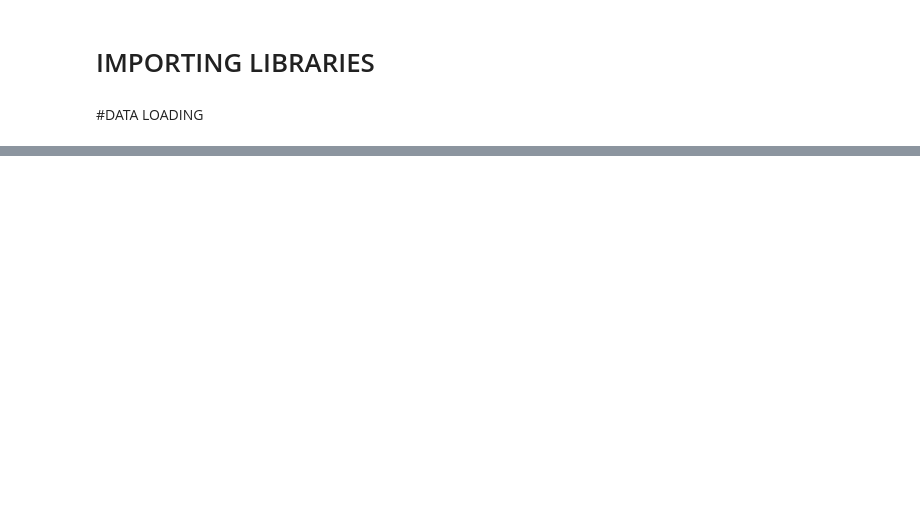
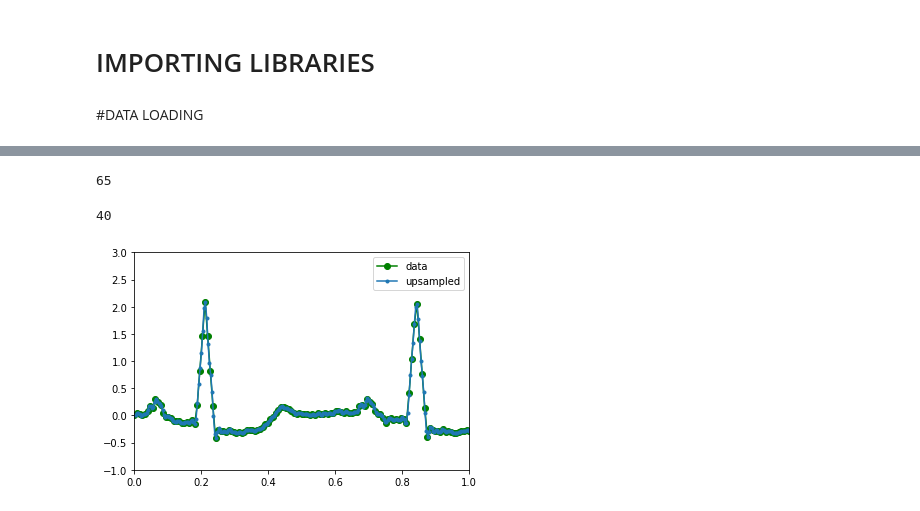
Before and after one commit to alice202122/AI_PROJECT, a Jupyter notebook: AI_Assignment.ipynb, the cells around one changed output, grey strips where cells are left out. Saved outputs shown, nothing was run; the diff lists cells and outputs as text; code cells hidden in the pictures; blank space fills up the shorter version.

```diff
--- a/AI_Assignment.ipynb
+++ b/AI_Assignment.ipynb
@@ -57,13 +44,15 @@ input_directory = '/content/drive/MyDrive/AI_in_medicine/final_project'
+# %%
+input_directory = '/gdrive/MyDrive/AI/project/'
 # %%
-patients = []
+headers = []
 recordings = []
 for f in os.listdir(input_directory):
-  g = ntpath.basename(f) #it takes the name of the file inside the dataset
-  g = os.path.splitext(g)[0] #it removes the extension of the file (.mat)
-  if g.startswith('S') and g[-1].isdigit(): #it takes the name of the file starting from S ad ending in a number(ecg info)
-    patients.append(g) #it adds all these file in the list header
-    mat_file = g + '.mat' #it adds the .mat extension
-    x = loadmat(mat_file) #we access to the ecg recording
+  g = ntpath.basename(f)
+  g = os.path.splitext(g)[0]
+  if g.startswith('S') and g[-1].isdigit():
+    headers.append(g)
+    mat_file = g + '.mat'
+    x = loadmat(mat_file)
     recording = np.asarray(x['ecg'], dtype=np.float64)
     recordings.append(recording)
-num_files = len(patients)
+num_files = len(headers)
@@ -88,8 +81,8 @@ for f in os.listdir(input_directory):
     ann = np.asarray(x['labels'])
     anns.append(ann)
 # %%
-info = []
-all_patients =[]
+T = []
+row = []
 for i in range(num_files):
-  info = [ patients[i], recordings[i], rpks[i], anns[i]]
-  all_patients.append(info)
+  row = [ headers[i], recordings[i], rpks[i], anns[i] ]
+  T.append(row)
@@ -139,0 +150,8 @@ plt.show()
+# %%
+len(recordings_128)
+# %% [output]
+65
+# %%
+len(recordings_250)
+# %% [output]
+40
@@ -139,0 +163,21 @@ plt.show()
+# %%
+from scipy import signal
+import matplotlib.pyplot as plt
+ecgI_old = T[0][1][:,0]
+fs_128 = 128
+deltafs_128 = 1/fs_128
+time_128 = int(deltafs_128*len(ecgI_old))
+samples_128 = time_128*fs_128
+fs_250 = 250
+deltafs_250 = 1/fs_250
+samples_250 = time_128*fs_250
+xold = np.linspace(0, time_128, samples_128, endpoint=False) #128 Hz
+yold = ecgI_old
+xnew = np.linspace(0, time_128, samples_250, endpoint=False) #250 Hz
+ynew = signal.resample(yold, samples_250)
+plt.plot(xold, yold, 'go-', xnew, ynew, '.-', 10, yold[0], 'ro')
+plt.axis([0, 1, -1, 3])
+plt.legend(['data', 'upsampled'], loc='best')
+plt.show()
+# %% [output]
+[figure, added]
```
Also changed, not shown: parts of 33 cells of this notebook.
